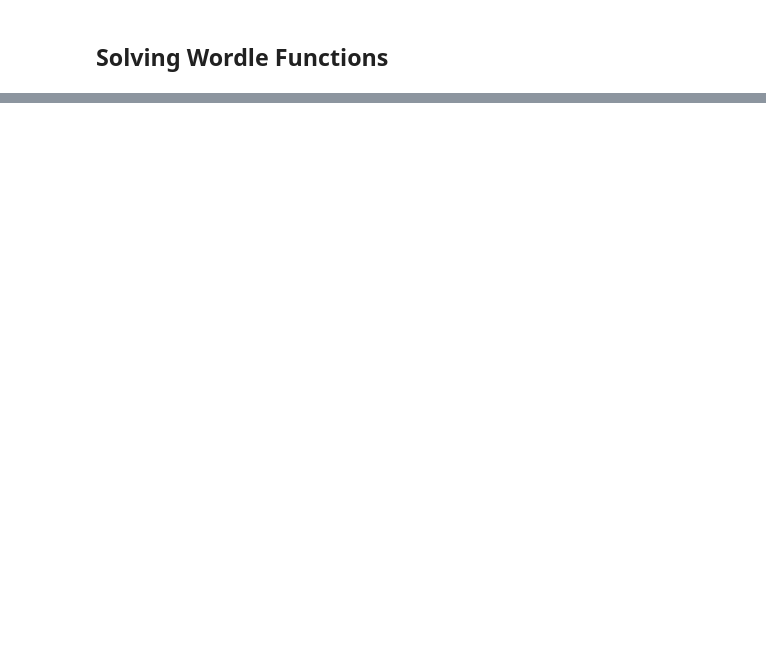
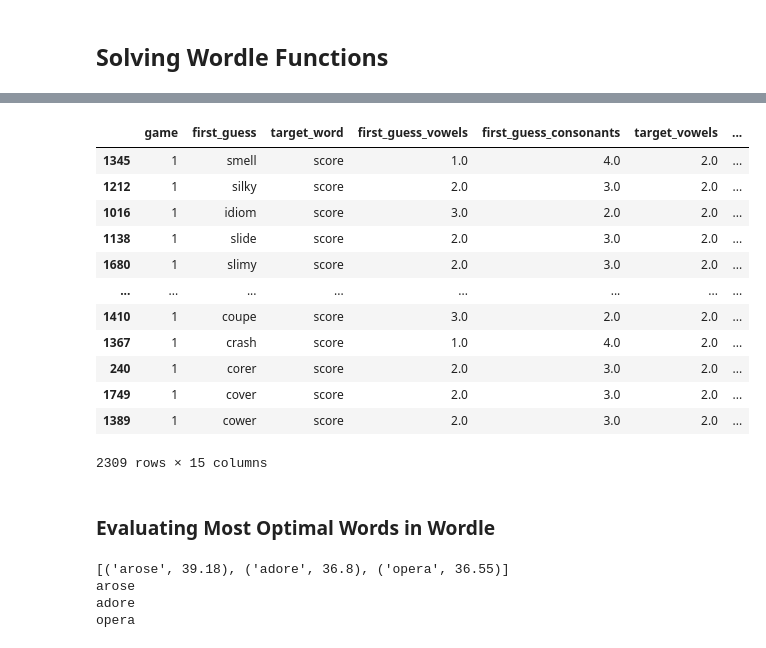
Before and after one commit to kmaurinjones/wordle_wizard, a Jupyter notebook: wordle_solving_function.ipynb, the cells around one changed output, grey strips where cells are left out. Cells and saved outputs as stored; diff of their text form; code cells hidden in the pictures; blank space fills up the shorter version.

```diff
--- a/wordle_solving_function.ipynb
+++ b/wordle_solving_function.ipynb
@@ -190,24 +188,0 @@ official_sorted_counts
-# %%
-### Best first guesses for official wordle list
-
-best_opening_words = []
-best_letters = set()
-
-### Get 5 top most frequent letters
-for letter, freq in official_sorted_counts:
-    best_letters.add(letter)
-    if len(best_letters) == 4:
-        break
-
-### Get all words that have one of each of the 5 top most frequent letters
-for word in official_words:
-    word_set = set()
-
-    for letter in word:
-        word_set.add(letter)
-
-    if best_letters.issubset(word_set):
-        best_opening_words.append(word)
-
-print(best_letters)
-print(best_opening_words)
@@ -1699,0 +1897,7 @@ The target word was 'creed'.
+# %%
+sims_df = pd.DataFrame(stats_master)
+print(sims_df.value_counts("target_guessed", normalize = True))
+print("-----")
+print(sims_df.value_counts("valid_success", normalize = True))
+print("-----")
+print(sims_df.value_counts("num_guesses", normalize = True))
@@ -1699,0 +1925,29 @@ The target word was 'creed'.
+# %%
+sims_df.sort_values(by = "num_guesses", ascending = False)
+# %% [output]
+|  | game | first_guess | target_word | first_guess_vowels | first_guess_consonants | target_vowels | ... |
+| 1345 | 1 | smell | score | 1.0 | 4.0 | 2.0 | ... |
+| 1212 | 1 | silky | score | 2.0 | 3.0 | 2.0 | ... |
+| 1016 | 1 | idiom | score | 3.0 | 2.0 | 2.0 | ... |
+| 1138 | 1 | slide | score | 2.0 | 3.0 | 2.0 | ... |
+| 1680 | 1 | slimy | score | 2.0 | 3.0 | 2.0 | ... |
+| ... | ... | ... | ... | ... | ... | ... | ... |
+| 1410 | 1 | coupe | score | 3.0 | 2.0 | 2.0 | ... |
+| 1367 | 1 | crash | score | 1.0 | 4.0 | 2.0 | ... |
+| 240 | 1 | corer | score | 2.0 | 3.0 | 2.0 | ... |
+| 1749 | 1 | cover | score | 2.0 | 3.0 | 2.0 | ... |
+| 1389 | 1 | cower | score | 2.0 | 3.0 | 2.0 | ... |
+2309 rows × 15 columns
+# %% [markdown]
+### Evaluating Most Optimal Words in Wordle
+# %%
+best_official_words = best_guess_words(official_words)
+print(best_official_words)
+
+for tup in best_official_words:
+    print (tup[0])
+# %% [output]
+[('arose', 39.18), ('adore', 36.8), ('opera', 36.55)]
+arose
+adore
+opera
```
Also changed, not shown: parts of 29 cells of this notebook.
